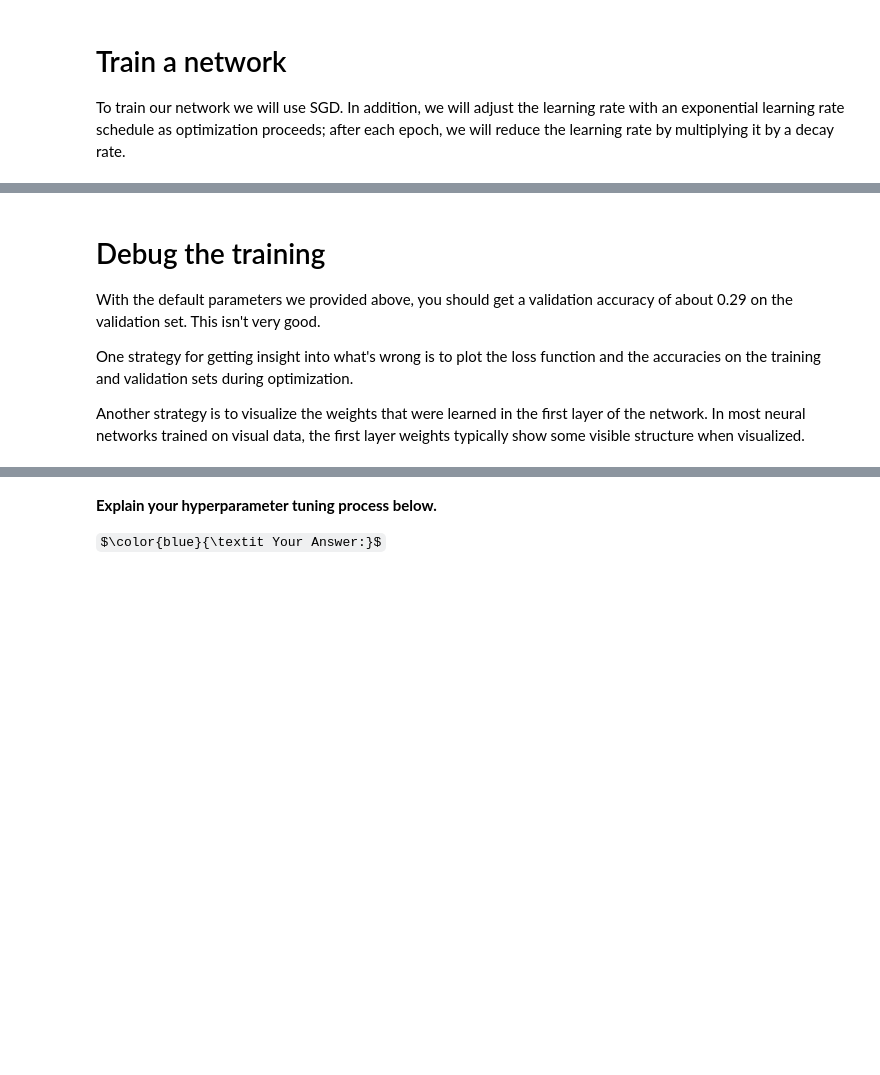
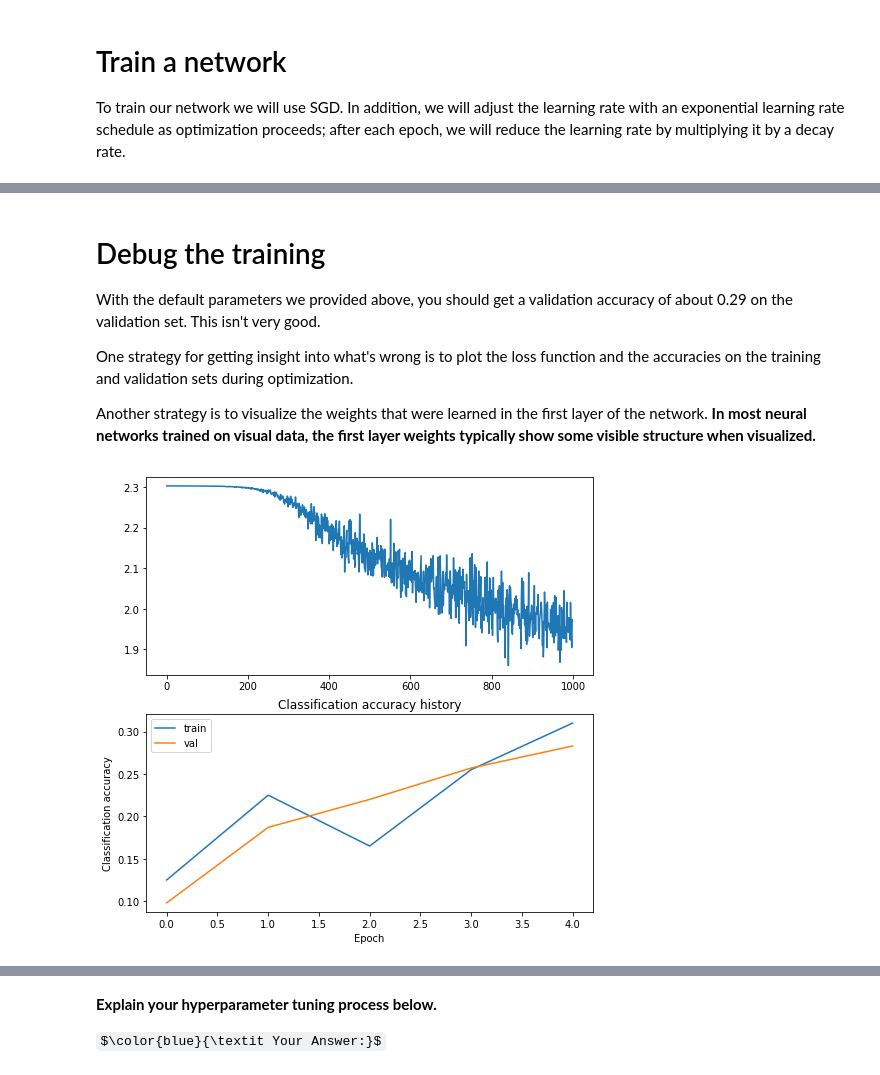
Before and after one commit to AstroJacobLi/cs231n-homework, a Jupyter notebook: HW/assignment1/two_layer_net.ipynb, the cells around one changed output, grey strips where cells are left out. Saved outputs shown, nothing was run; the diff lists cells and outputs as text; code cells hidden in the pictures; some formulas as TeX source; blank space fills up the shorter version.

Commit message:
two layers NN

```diff
--- a/HW/assignment1/two_layer_net.ipynb
+++ b/HW/assignment1/two_layer_net.ipynb
@@ -221,23 +243,25 @@ With the default parameters we provided above, you should get a validation accur
 
 One strategy for getting insight into what's wrong is to plot the loss function and the accuracies on the training and validation sets during optimization.
 
-Another strategy is to visualize the weights that were learned in the first layer of the network. In most neural networks trained on visual data, the first layer weights typically show some visible structure when visualized.
+Another strategy is to visualize the weights that were learned in the first layer of the network. **In most neural networks trained on visual data, the first layer weights typically show some visible structure when visualized.**
 # %%
 # Plot the loss function and train / validation accuracies
-plt.subplot(2, 1, 1)
-plt.plot(stats['loss_history'])
+fig, [ax1, ax2] = plt.subplots(2, 1, figsize=(8, 8))
+
+ax1.plot(stats['loss_history'])
 plt.title('Loss history')
 plt.xlabel('Iteration')
 plt.ylabel('Loss')
 
-plt.subplot(2, 1, 2)
-plt.plot(stats['train_acc_history'], label='train')
+ax2.plot(stats['train_acc_history'], label='train')
 plt.plot(stats['val_acc_history'], label='val')
 plt.title('Classification accuracy history')
 plt.xlabel('Epoch')
 plt.ylabel('Classification accuracy')
 plt.legend()
 plt.show()
+# %% [output]
+[figure, added]
 # %%
 from cs231n.vis_utils import visualize_grid
 
```
Also changed, not shown: parts of 6 cells of this notebook, 1 other file.
